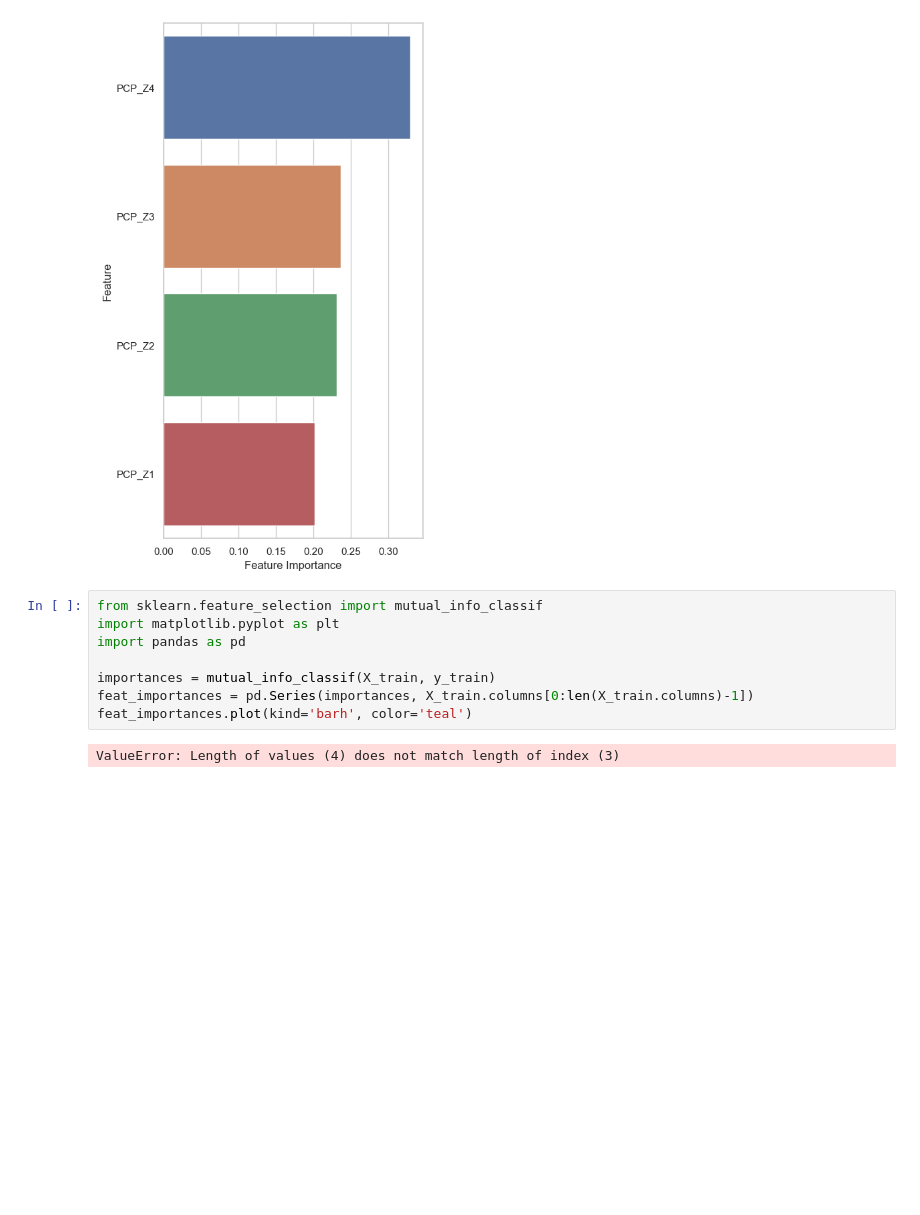
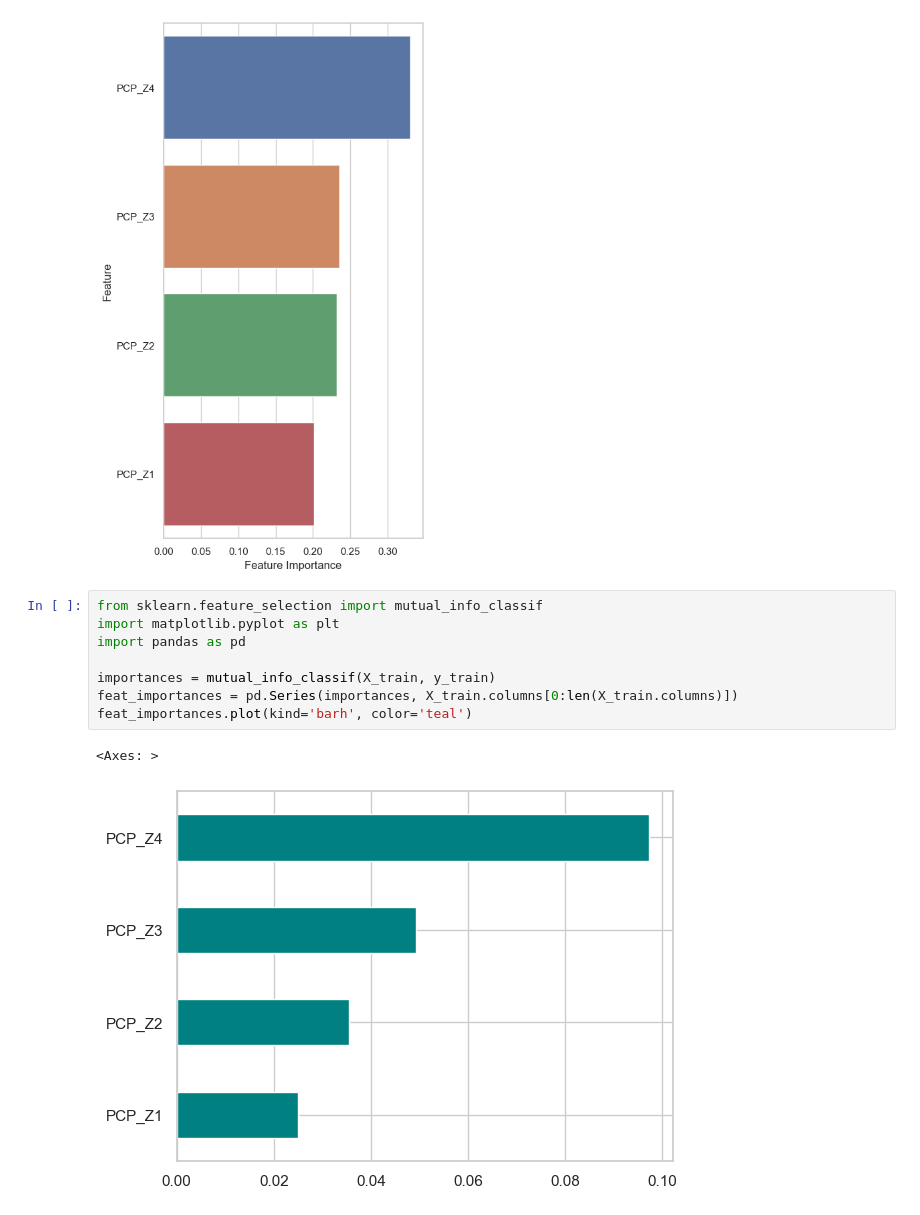
Before and after one commit to chrislara01/AMP, a Jupyter notebook: randomforest.ipynb, the cells around one changed output. Saved outputs shown, nothing was run; the diff lists cells and outputs as text; blank space fills up the shorter version.

```diff
--- a/randomforest.ipynb
+++ b/randomforest.ipynb
@@ -94,10 +94,11 @@ Text(0.5, 0, 'Feature Importance')
 # %%
 from sklearn.feature_selection import mutual_info_classif
 import matplotlib.pyplot as plt
 import pandas as pd
 
 importances = mutual_info_classif(X_train, y_train)
-feat_importances = pd.Series(importances, X_train.columns[0:len(X_train.columns)-1])
+feat_importances = pd.Series(importances, X_train.columns[0:len(X_train.columns)])
 feat_importances.plot(kind='barh', color='teal')
 # %% [output]
-ValueError: Length of values (4) does not match length of index (3)
+<Axes: >
+[figure, added]
```
Also changed, not shown: parts of 5 cells of this notebook.
